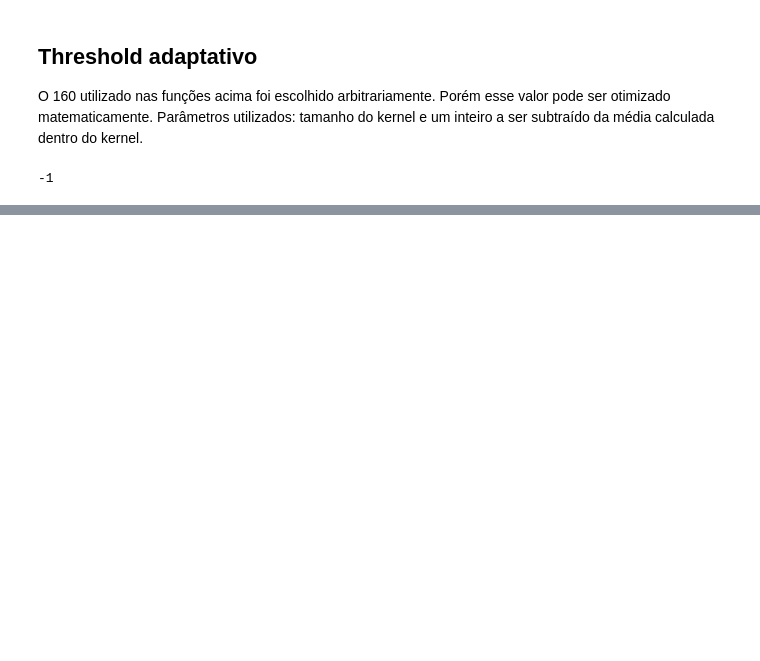
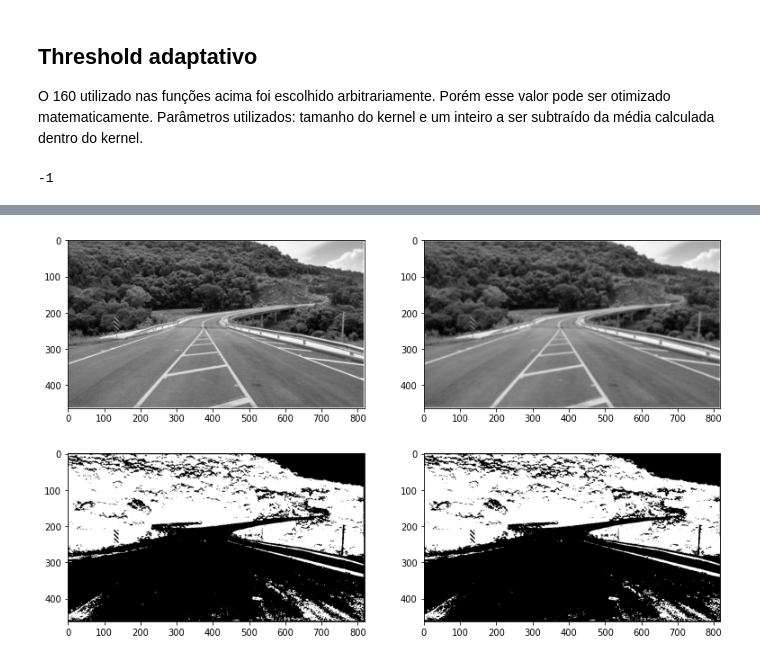
Before and after one commit to felypemaciel/atlantico-bootcamp, a Jupyter notebook: trailhead/visao_computacional/opencv/05_threshold.ipynb, the cells around one changed output, grey strips where cells are left out. Cells and saved outputs as stored; diff of their text form; code cells hidden in the pictures; blank space fills up the shorter version.

```diff
--- a/trailhead/visao_computacional/opencv/05_threshold.ipynb
+++ b/trailhead/visao_computacional/opencv/05_threshold.ipynb
@@ -47,0 +81,10 @@ plt.show()
+# %%
+plt.figure(figsize=(13, 8))
+plt.subplot(2,2,1), plt.imshow(img, cmap='gray')
+plt.subplot(2,2,2), plt.imshow(suave, cmap='gray')
+plt.subplot(2,2,3,), plt.imshow(temp, cmap='gray')
+plt.subplot(2,2,4), plt.imshow(temp2, cmap='gray')
+
+plt.show()
+# %% [output]
+[figure, added]
```
Also changed, not shown: parts of 5 cells of this notebook, 3 other files.
